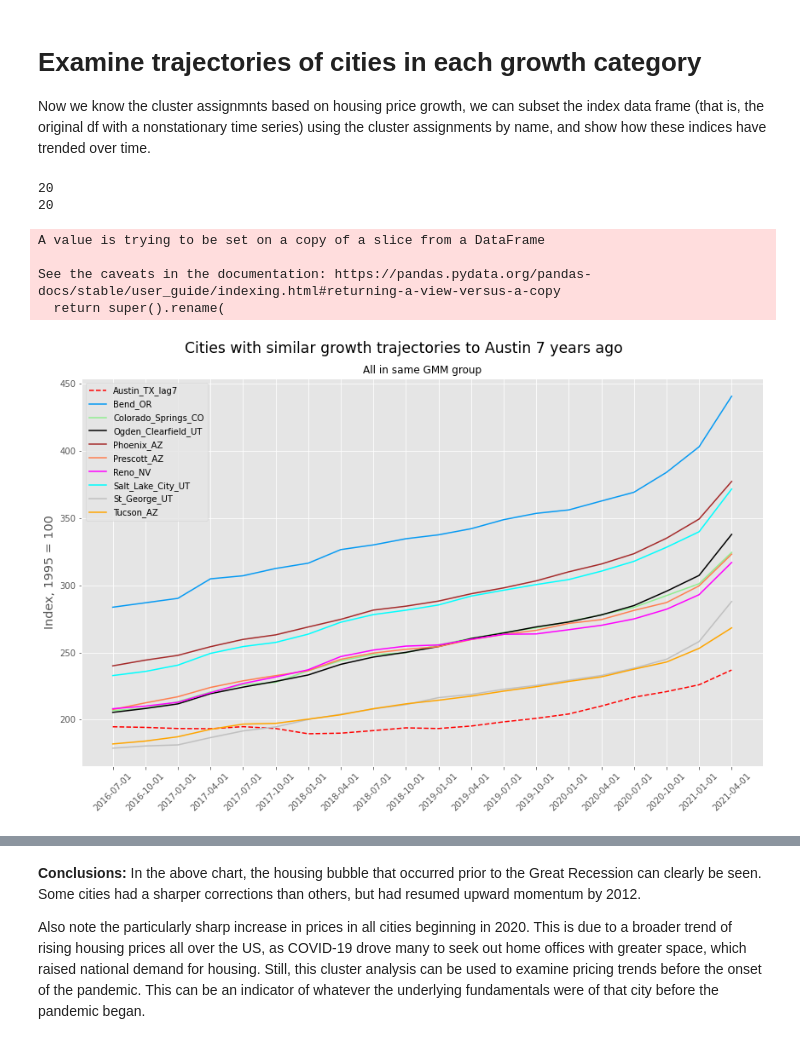
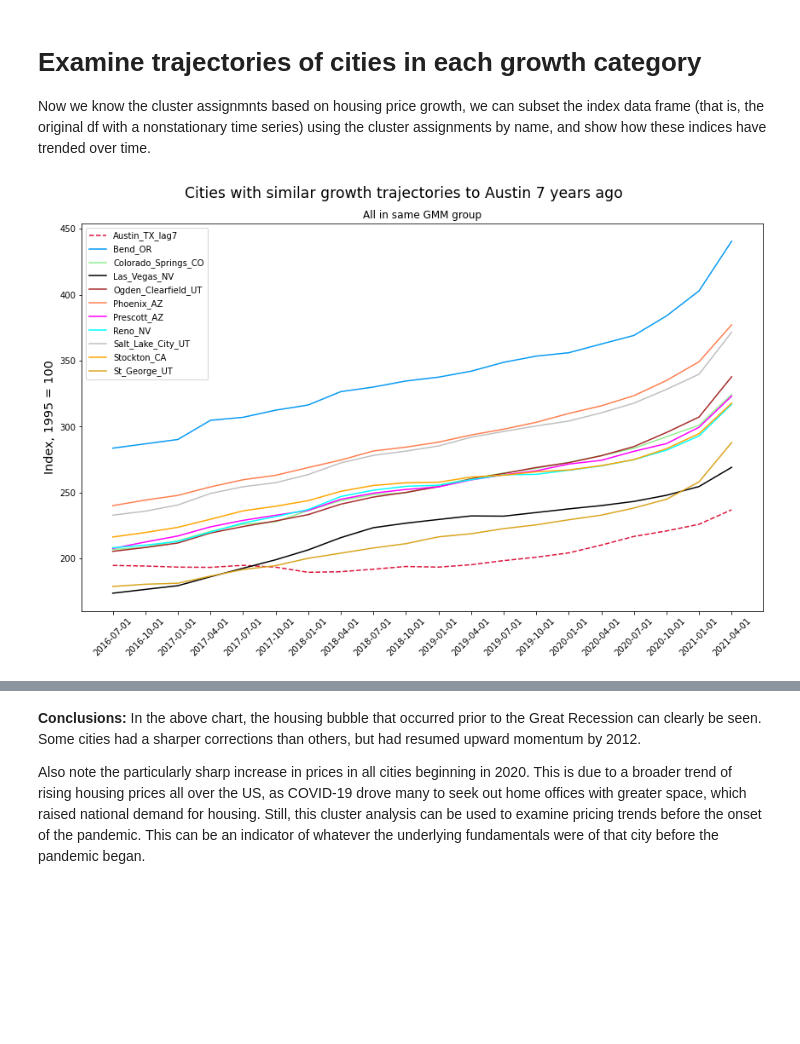
Before and after one commit to echoxx/xs_portfolio, a Jupyter notebook: cluster_analysis_housing_prices/cluster_US.ipynb, the cells around one changed output, grey strips where cells are left out. Drawn from its saved outputs; the diff is of its cells as text; code cells hidden in the pictures; blank space fills up the shorter version.

```diff
--- a/cluster_analysis_housing_prices/cluster_US.ipynb
+++ b/cluster_analysis_housing_prices/cluster_US.ipynb
@@ -287,0 +615,9 @@ def get_lagged_df(ss_df, lead_quarters=4, city_name='Austin_TX'):
+# %%
+# Show diagnostics by number of principal components
+for i in range(2, 11):
+    print("Number of principal components: ", i)
+    euc_list, man_list, ch_list, db_list = get_cluster_scores(
+        n_components=i, n_clusters=20, ss_df=ss_df_post_rec, cluster_type="gmm")
+
+    get_chart_diagnostics(euc_list, man_list, ch_list, db_list)
+    print('\n')
@@ -446,10 +991,12 @@ plt.savefig('gmm_lag6.png')
 # %%
 # Gmm lag 7
 lag7_df_post_rec = get_lagged_df(ss_df_post_rec, lead_quarters=28)
-lag7_df_reduced_post_rec = get_reduced_df(lag7_df_post_rec, n_components=6)
+lag7_df_reduced_post_rec = get_reduced_df(lag7_df_post_rec, n_components=5,
+                                          k_clusters = 7, gmm_clusters = 7,
+                                          max_iter=10000)
 
 plot_clusters(lag7_df_reduced_post_rec, cluster_type="gmm_group",
-              adjust_text_on=True, radius=0.25)
+              adjust_text_on=True, radius=0.25, color_list=color_list)
 
 plt.savefig('gmm_lag7.png')
 # %% [output]
@@ -749,15 +1327,0 @@ saved_cities_df_index_all_dates = data_index.loc[lag7_group1_df.index.values, ]
-# %%
-# Filters to ~10 cities, which is further reduced below
-saved_cities_df_index = data_post_rec_index.loc[lag7_group1_df.index.values, :]
-austin_index = saved_cities_df_index.iloc[0, ].copy() # split off Austin
-saved_cities_df_index = saved_cities_df_index.iloc[1:, ].copy() # and drop Austin from main df
-
-# Offset time periods
-austin_index_short = pd.DataFrame(austin_index[:'2014-04-01'])
-saved_cities_df_index_short = saved_cities_df_index.loc[:, '2016-07-01':]
-
-print(len(austin_index_short))
-print(len(saved_cities_df_index_short.columns))
-# %% [output]
-20
-20
@@ -764,51 +1330,57 @@ print(len(saved_cities_df_index_short.columns))
+# %%
+# Create a long list of colors & line styles to select from. Since the number of cities in a
+# cluster can change, this must be flexible.
+color_list_lines = ['crimson', '#069AF3', 'lightgreen', 'black', 'brown', 'coral', 'magenta',
+                    'cyan', 'silver', 'orange', 'goldenrod', 'darkslategrey', 'darkviolet',
+                   'darkolivegreen', 'lightskyblue', 'lavenderblush', 'sienna',
+                   'khaki', 'peru', 'slategray', 'lawngreen', 'lightpink', 'chocolate',
+                   'mediumaquamarine', 'mediumspringgreen', 'blanchedalmond',
+                   'seashell', 'tomato', 'thistle', 'fuchsia']
+
+linestyle_list = ['--', '-', '-', '-', '-', '-', '-', '-', '-', '-',
+                 '-', '-', '-', '-', '-', '-', '-', '-', '-',
+                 '-', '-', '-', '-', '-', '-', '-', '-', '-', '-', '-']
 # %%
 #### All cities in same GMM lag7 group with Austin Tx ####
 fig, axs = plt.subplots(figsize=(12, 8))
 
 # Rename cities back to original names, so that the index values can be used
 # to subset data_post_rec_index
-lag7_group1_df.rename(index={'Ogden Utah': 'Ogden_Clearfield_UT',
+lag7_group1_df = lag7_group1_df.rename(index={'Ogden Utah': 'Ogden_Clearfield_UT',
                              'Mobile Alabama': 'Mobile_AL',
-                             'Savannah Georgia':'Savannah_GA'}, inplace=True)
+                             'Savannah Georgia':'Savannah_GA'}).copy()
 
 saved_cities_df_index = data_post_rec_index.loc[lag7_group1_df.index.values, :]
 austin_index = saved_cities_df_index.iloc[0, ].copy() # split off Austin
 saved_cities_df_index = saved_cities_df_index.iloc[1:, ].copy() # and drop Austin from main df
 
 # Offset time periods
 austin_index_short = pd.DataFrame(austin_index[:'2014-04-01'])
-saved_cities_df_index_short = saved_cities_df_index.loc[:, '2016-07-01':]
+saved_cities_df_index_short = saved_cities_df_index.loc[:, '2016-07-01':].copy()
 
 # Clean column name & merge Austin df with other cities' df
 austin_index_lag7 = austin_index_short.set_index(saved_cities_df_index_short.columns)
 austin_index_lag7.rename(columns={'Austin_TX': 'Austin_TX_lag7'}, inplace=True)
 merged_cities_lagged_df = pd.concat([austin_index_lag7.T, saved_cities_df_index_short])
 
-color_list = ['red', '#069AF3', 'lightgreen', 'black', 'brown', 'coral', 'magenta', 'cyan',
-             'silver', 'orange']
 
-linestyle_list = ['--', '-', '-', '-', '-', '-', '-', '-', '-', '-']
 
 for i in range(0, len(merged_cities_lagged_df.index)):
     # Columns = dates, index = time series for particular city
     axs.plot(merged_cities_lagged_df.columns, merged_cities_lagged_df.iloc[i, ],
-            label = merged_cities_lagged_df.index[i], c = color_list[i],
-            linestyle = linestyle_list[i])
+            label = merged_cities_lagged_df.index[i], # breaking here
+            color = color_list_lines[i], linestyle = linestyle_list[i])
 
 
 plt.xticks(rotation = 45)
 plt.suptitle('Cities with similar growth trajectories to Austin 7 years ago',
          fontsize='xx-large')
 plt.title('All in same GMM group', fontsize='large')
 plt.ylabel('Index, 1995 = 100', fontsize='x-large')
 plt.legend()
 plt.tight_layout()
 plt.show()
 # %% [output]
-A value is trying to be set on a copy of a slice from a DataFrame
-
-See the caveats in the documentation: https://pandas.pydata.org/pandas-docs/stable/user_guide/indexing.html#returning-a-view-versus-a-copy
-  return super().rename(
-[figure, old version]
+[figure, new version]
 # %% [markdown]
 **Observations:**
```
Also changed, not shown: parts of 63 cells of this notebook, 13 other files.
